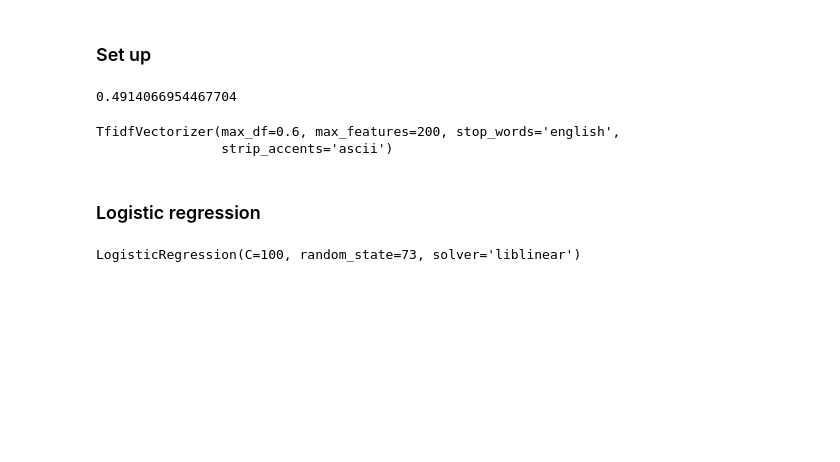
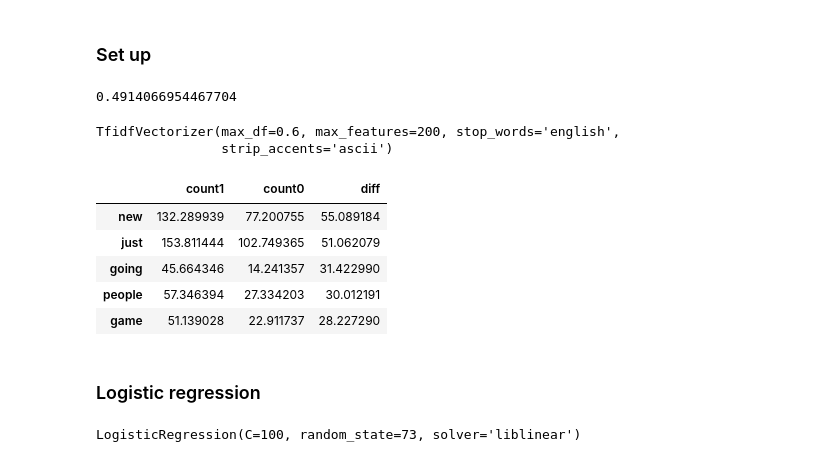
Before and after one commit to ajobsis/reddit, a Jupyter notebook: code/03_modeling.ipynb, the cells around one changed output. Drawn from its saved outputs; the diff is of its cells as text; code cells hidden in the pictures; blank space fills up the shorter version.

```diff
--- a/code/03_modeling.ipynb
+++ b/code/03_modeling.ipynb
@@ -108,6 +108,28 @@ reddits_tvec = pd.DataFrame(tvec.transform(reddits.title).todense(),
 # %%
 # concat vectorized and reddit dataframes
 reddits_vect = pd.concat([reddits,reddits_tvec],axis=1)
+# %%
+# sums of hot words vs no hot words -- used to help select X features
+reddits_greater = reddits_vect[reddits_vect.num_comments == 1].drop(['author',
+            'title','created', 'subreddit','num_comments',
+            'score', 'upvote_ratio', 'length_time',
+            'num_words', 'num_chars'], axis=1).sum().to_frame('count1')
+
+reddits_lesser = reddits_vect[reddits_vect.num_comments == 0].drop(['author',
+            'title','created', 'subreddit','num_comments',
+            'score', 'upvote_ratio', 'length_time',
+            'num_words', 'num_chars'], axis=1).sum().to_frame('count0')
+
+reddits_counts = pd.concat((reddits_greater, reddits_lesser), axis=1)
+reddits_counts['diff'] = reddits_counts.count1 - reddits_counts.count0
+reddits_counts.sort_values('diff', ascending=False).head()
+# %% [output]
+|  | count1 | count0 | diff |
+| new | 132.289939 | 77.200755 | 55.089184 |
+| just | 153.811444 | 102.749365 | 51.062079 |
+| going | 45.664346 | 14.241357 | 31.422990 |
+| people | 57.346394 | 27.334203 | 30.012191 |
+| game | 51.139028 | 22.911737 | 28.227290 |
 # %%
 # instatiate X and y
 X = reddits_vect[['upvote_ratio', 'length_time','score',
```
Also changed, not shown: parts of 8 cells of this notebook, 3 other files.
